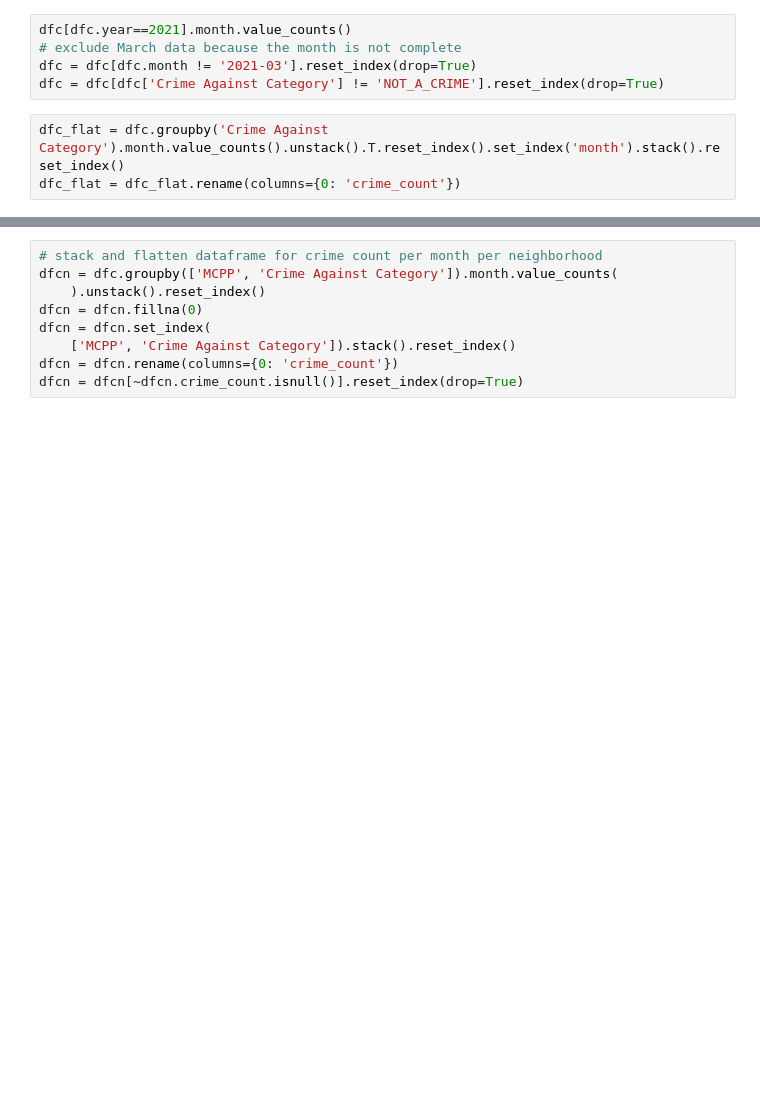
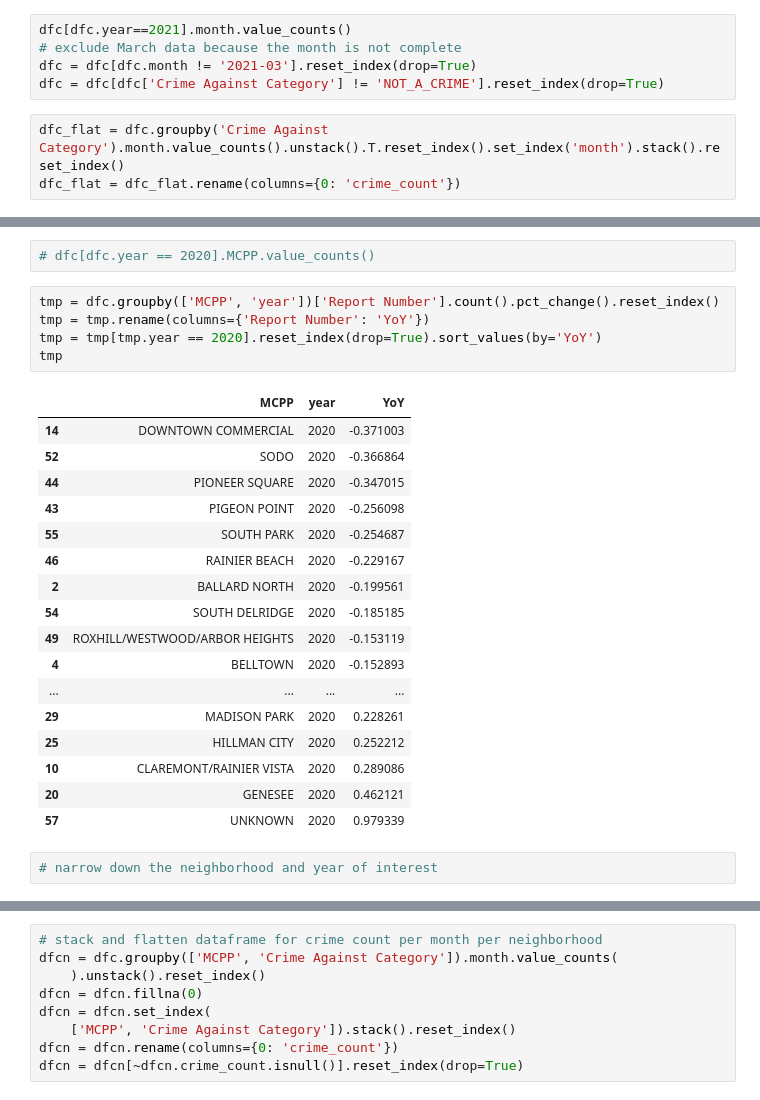
Before and after one commit to infoxiao/crime, a Jupyter notebook: seattle/crime_seattle.ipynb, the cells around one changed output, grey strips where cells are left out. Cells and saved outputs as stored; diff of their text form; blank space fills up the shorter version.

```diff
--- a/seattle/crime_seattle.ipynb
+++ b/seattle/crime_seattle.ipynb
@@ -224,0 +253,27 @@ plot_.legend(loc='upper right', bbox_to_anchor=(1.35, 0.5))
+# %%
+# dfc[dfc.year == 2020].MCPP.value_counts()
+# %%
+tmp = dfc.groupby(['MCPP', 'year'])['Report Number'].count().pct_change().reset_index()
+tmp = tmp.rename(columns={'Report Number': 'YoY'})
+tmp = tmp[tmp.year == 2020].reset_index(drop=True).sort_values(by='YoY')
+tmp
+# %% [output]
+|  | MCPP | year | YoY |
+| 14 | DOWNTOWN COMMERCIAL | 2020 | -0.371003 |
+| 52 | SODO | 2020 | -0.366864 |
+| 44 | PIONEER SQUARE | 2020 | -0.347015 |
+| 43 | PIGEON POINT | 2020 | -0.256098 |
+| 55 | SOUTH PARK | 2020 | -0.254687 |
+| 46 | RAINIER BEACH | 2020 | -0.229167 |
+| 2 | BALLARD NORTH | 2020 | -0.199561 |
+| 54 | SOUTH DELRIDGE | 2020 | -0.185185 |
+| 49 | ROXHILL/WESTWOOD/ARBOR HEIGHTS | 2020 | -0.153119 |
+| 4 | BELLTOWN | 2020 | -0.152893 |
+| ... | ... | ... | ... |
+| 29 | MADISON PARK | 2020 | 0.228261 |
+| 25 | HILLMAN CITY | 2020 | 0.252212 |
+| 10 | CLAREMONT/RAINIER VISTA | 2020 | 0.289086 |
+| 20 | GENESEE | 2020 | 0.462121 |
+| 57 | UNKNOWN | 2020 | 0.979339 |
+# %%
+# narrow down the neighborhood and year of interest
```
Also changed, not shown: parts of 29 cells of this notebook.
